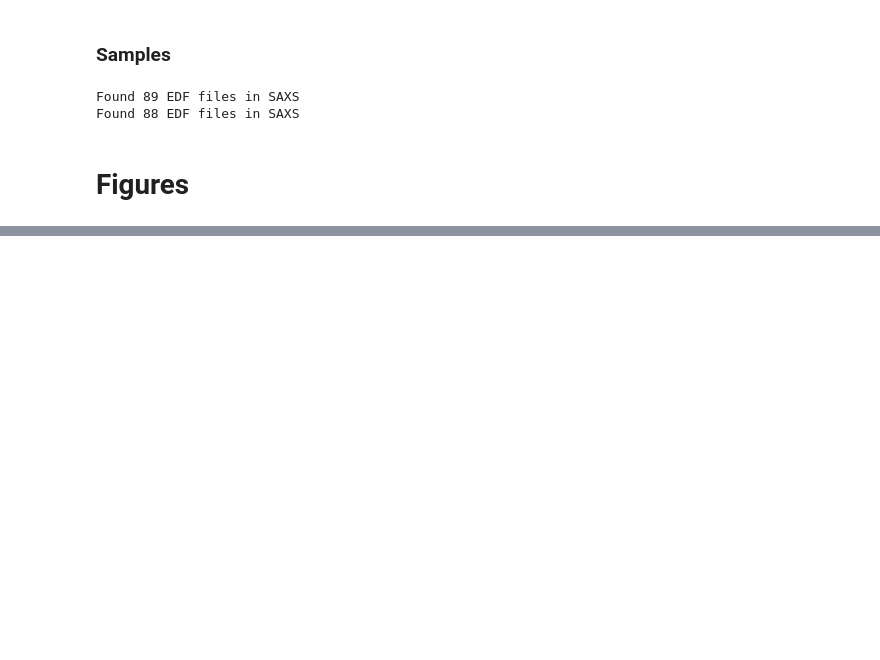
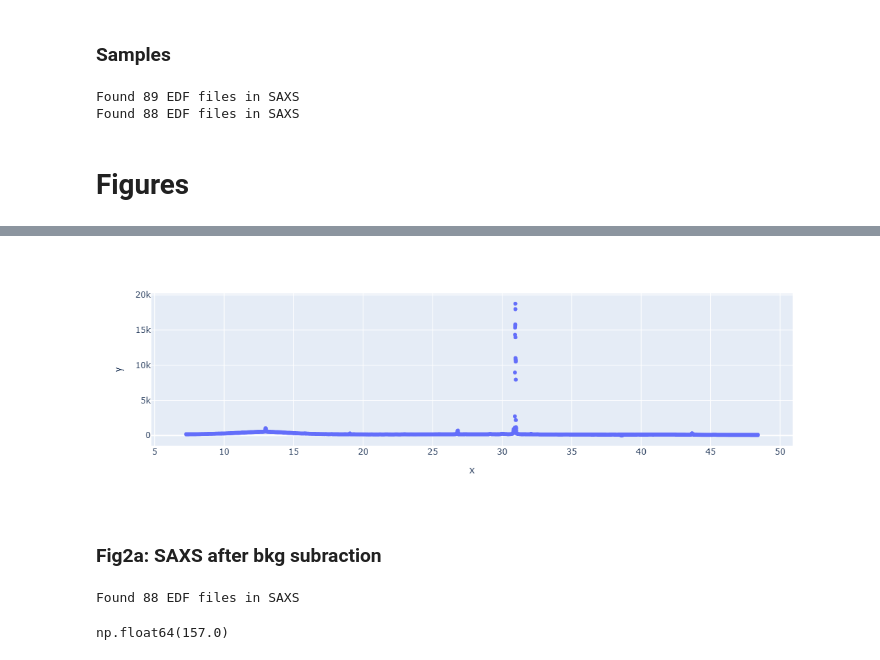
Before and after one commit to Akmalumarov/X_Ray_Scattering_Analysis, a Jupyter notebook: projects/Nanoparticles/Cu_Nps_Anokhin/Results.ipynb, the cells around one changed output, grey strips where cells are left out. Saved outputs shown, nothing was run; the diff lists cells and outputs as text; code cells hidden in the pictures; blank space fills up the shorter version.

```diff
--- a/projects/Nanoparticles/Cu_Nps_Anokhin/Results.ipynb
+++ b/projects/Nanoparticles/Cu_Nps_Anokhin/Results.ipynb
@@ -174,0 +251,6 @@ plt.ylim(0, 5000)
+# %%
+px.scatter(x=q, y=I_array_iso[0])
+# %% [output]
+[figure, added]
+# %% [markdown]
+### Fig2a: SAXS after bkg subraction
@@ -174,0 +276,5 @@ plt.ylim(0, 5000)
+# %%
+Cu_05_heat.get_T_profile()[66]
+# %% [output]
+Found 88 EDF files in SAXS
+np.float64(157.0)
```
Also changed, not shown: parts of 25 cells of this notebook, 4 other files.
